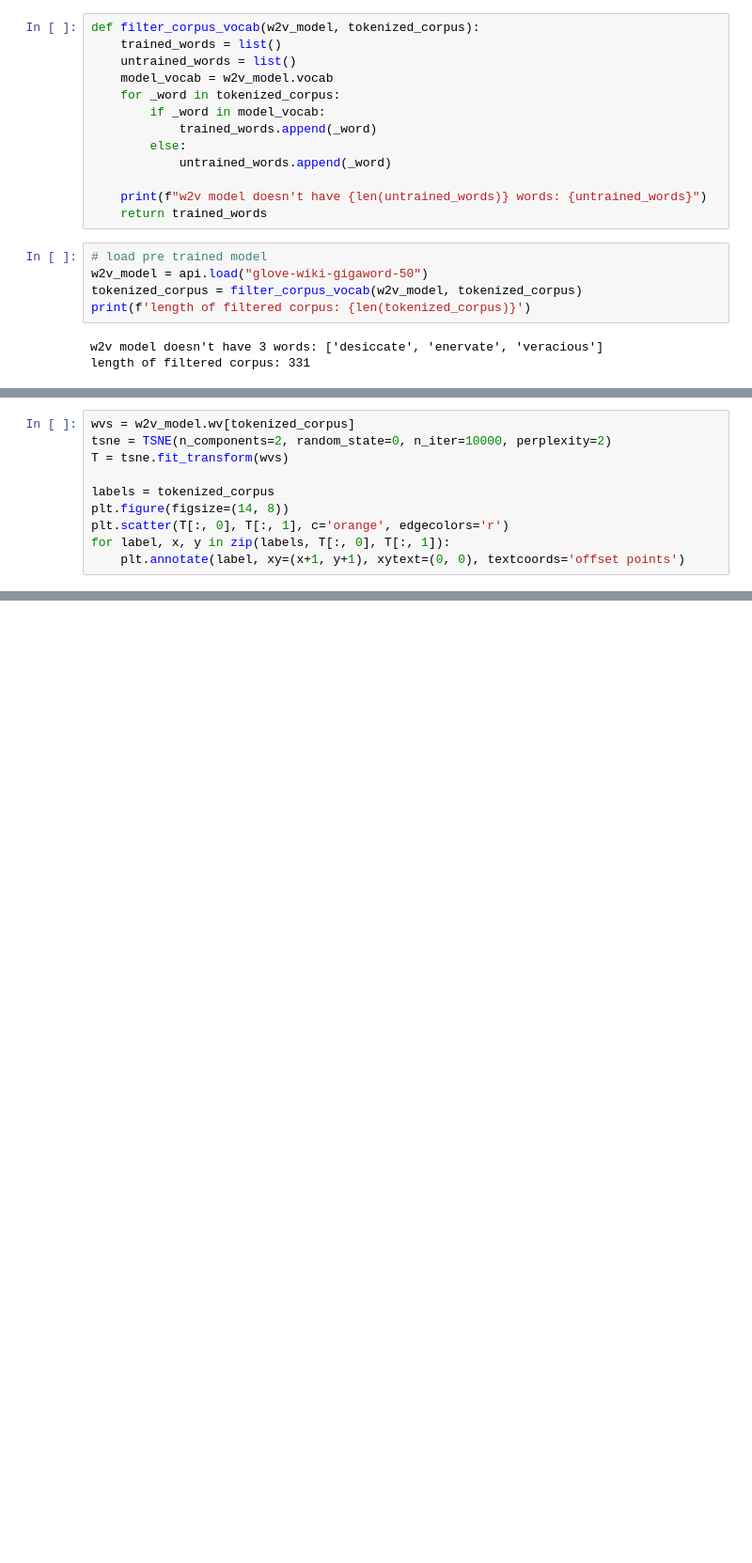
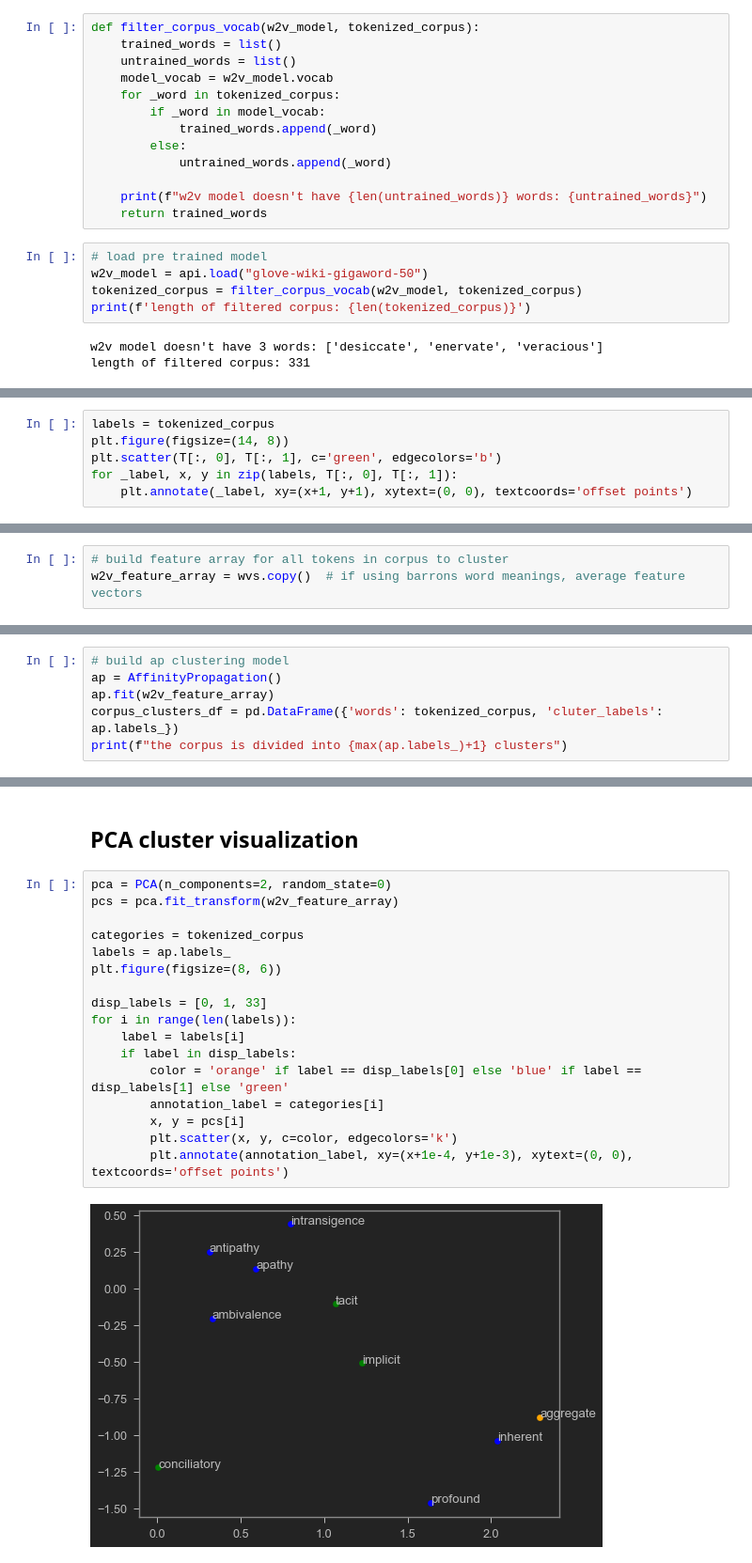
Before and after one commit to krishnansr/barrons-clustering, a Jupyter notebook: notebooks/affinity_prop_clustering.ipynb, the cells around one changed output, grey strips where cells are left out. Shown at 94% size. Cells and saved outputs as stored; diff of their text form; blank space fills up the shorter version.

```diff
--- a/notebooks/affinity_prop_clustering.ipynb
+++ b/notebooks/affinity_prop_clustering.ipynb
@@ -108,10 +121,6 @@ for _word in ["stop", "woman", "man", "abate", "india"]:
 # %%
-wvs = w2v_model.wv[tokenized_corpus]
-tsne = TSNE(n_components=2, random_state=0, n_iter=10000, perplexity=2)
-T = tsne.fit_transform(wvs)
-
 labels = tokenized_corpus
 plt.figure(figsize=(14, 8))
-plt.scatter(T[:, 0], T[:, 1], c='orange', edgecolors='r')
-for label, x, y in zip(labels, T[:, 0], T[:, 1]):
-    plt.annotate(label, xy=(x+1, y+1), xytext=(0, 0), textcoords='offset points')
+plt.scatter(T[:, 0], T[:, 1], c='green', edgecolors='b')
+for _label, x, y in zip(labels, T[:, 0], T[:, 1]):
+    plt.annotate(_label, xy=(x+1, y+1), xytext=(0, 0), textcoords='offset points')
@@ -119,0 +127,3 @@ for label, x, y in zip(labels, T[:, 0], T[:, 1]):
+# %%
+# build feature array for all tokens in corpus to cluster
+w2v_feature_array = wvs.copy()  # if using barrons word meanings, average feature vectors
@@ -119,0 +132,6 @@ for label, x, y in zip(labels, T[:, 0], T[:, 1]):
+# %%
+# build ap clustering model
+ap = AffinityPropagation()
+ap.fit(w2v_feature_array)
+corpus_clusters_df = pd.DataFrame({'words': tokenized_corpus, 'cluter_labels': ap.labels_})
+print(f"the corpus is divided into {max(ap.labels_)+1} clusters")
@@ -119,0 +156,21 @@ for label, x, y in zip(labels, T[:, 0], T[:, 1]):
+# %% [markdown]
+## PCA cluster visualization
+# %%
+pca = PCA(n_components=2, random_state=0)
+pcs = pca.fit_transform(w2v_feature_array)
+
+categories = tokenized_corpus
+labels = ap.labels_
+plt.figure(figsize=(8, 6))
+
+disp_labels = [0, 1, 33]
+for i in range(len(labels)):
+    label = labels[i]
+    if label in disp_labels:
+        color = 'orange' if label == disp_labels[0] else 'blue' if label == disp_labels[1] else 'green'
+        annotation_label = categories[i]
+        x, y = pcs[i]
+        plt.scatter(x, y, c=color, edgecolors='k')
+        plt.annotate(annotation_label, xy=(x+1e-4, y+1e-3), xytext=(0, 0), textcoords='offset points')
+# %% [output]
+[figure, added]
```
Also changed, not shown: parts of 10 cells of this notebook.
